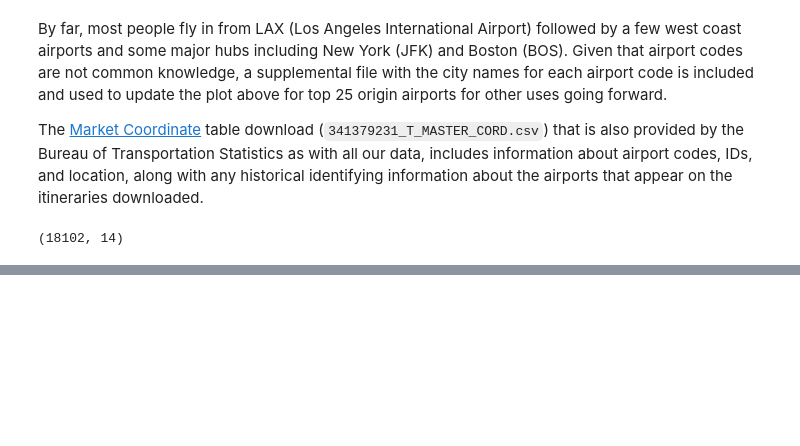
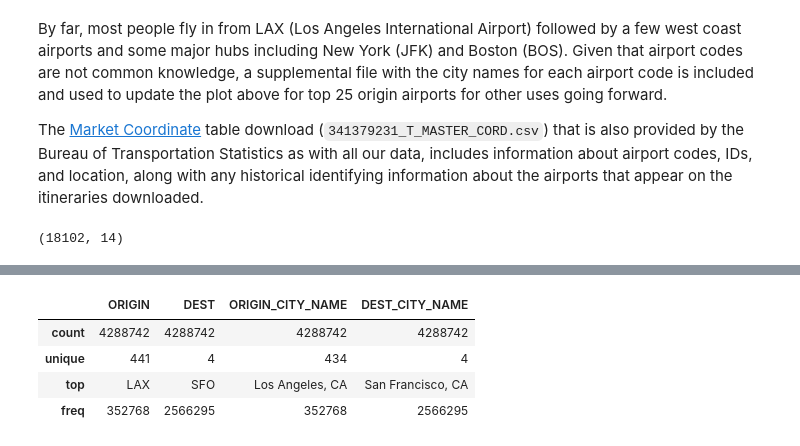
Before and after one commit to siawayforward/DS4A-group-project, a Jupyter notebook: data-exploration-airports.ipynb, the cells around one changed output, grey strips where cells are left out. Cells and saved outputs as stored; diff of their text form; code cells hidden in the pictures; blank space fills up the shorter version.

```diff
--- a/data-exploration-airports.ipynb
+++ b/data-exploration-airports.ipynb
@@ -386,0 +145,8 @@ airport_market_dupes = markets[(markets['DISPLAY_AIRPORT_CITY_NAME_FULL']>1) | (
+# %%
+travel_df[cat_features].describe()
+# %% [output]
+|  | ORIGIN | DEST | ORIGIN_CITY_NAME | DEST_CITY_NAME |
+| count | 4288742 | 4288742 | 4288742 | 4288742 |
+| unique | 441 | 4 | 434 | 4 |
+| top | LAX | SFO | Los Angeles, CA | San Francisco, CA |
+| freq | 352768 | 2566295 | 352768 | 2566295 |
```
Also changed, not shown: parts of 57 cells of this notebook.
